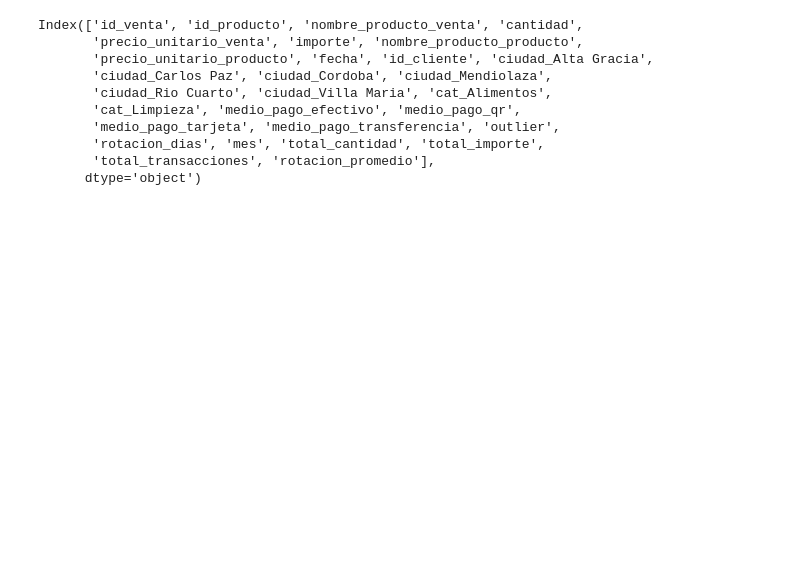
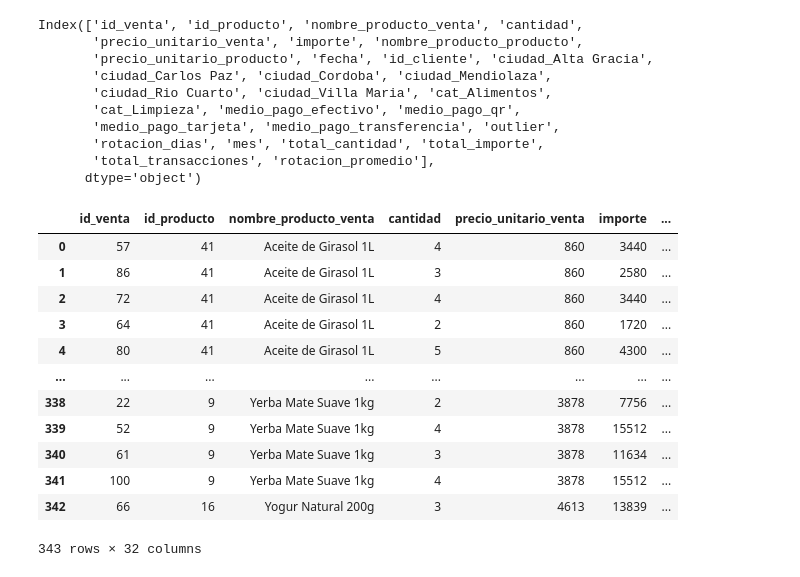
Before and after one commit to renatobenavides/Nombre-Proyecto-Arelion, a Jupyter notebook: sprint3.ipynb, the cells around one changed output. Cells and saved outputs as stored; diff of their text form; code cells hidden in the pictures; blank space fills up the shorter version.

```diff
--- a/sprint3.ipynb
+++ b/sprint3.ipynb
@@ -33,0 +27,16 @@ df['frecuencia_compra_mensual'] = df['total_transacciones'] / df['mes'].nunique(
+# %%
+df
+# %% [output]
+|  | id_venta | id_producto | nombre_producto_venta | cantidad | precio_unitario_venta | importe | ... |
+| 0 | 57 | 41 | Aceite de Girasol 1L | 4 | 860 | 3440 | ... |
+| 1 | 86 | 41 | Aceite de Girasol 1L | 3 | 860 | 2580 | ... |
+| 2 | 72 | 41 | Aceite de Girasol 1L | 4 | 860 | 3440 | ... |
+| 3 | 64 | 41 | Aceite de Girasol 1L | 2 | 860 | 1720 | ... |
+| 4 | 80 | 41 | Aceite de Girasol 1L | 5 | 860 | 4300 | ... |
+| ... | ... | ... | ... | ... | ... | ... | ... |
+| 338 | 22 | 9 | Yerba Mate Suave 1kg | 2 | 3878 | 7756 | ... |
+| 339 | 52 | 9 | Yerba Mate Suave 1kg | 4 | 3878 | 15512 | ... |
+| 340 | 61 | 9 | Yerba Mate Suave 1kg | 3 | 3878 | 11634 | ... |
+| 341 | 100 | 9 | Yerba Mate Suave 1kg | 4 | 3878 | 15512 | ... |
+| 342 | 66 | 16 | Yogur Natural 200g | 3 | 4613 | 13839 | ... |
+343 rows × 32 columns
```
Also changed, not shown: parts of 18 cells of this notebook.
